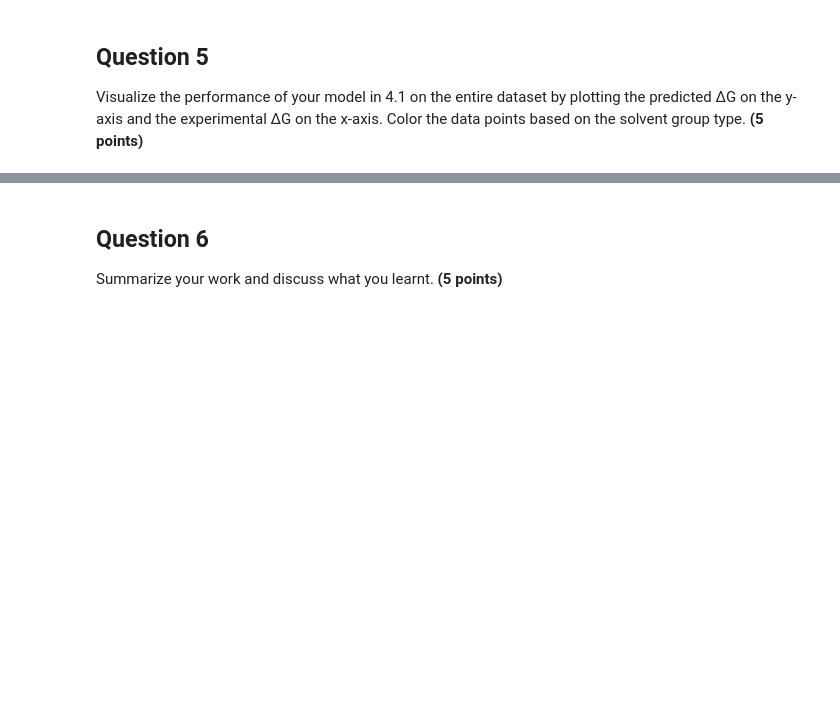
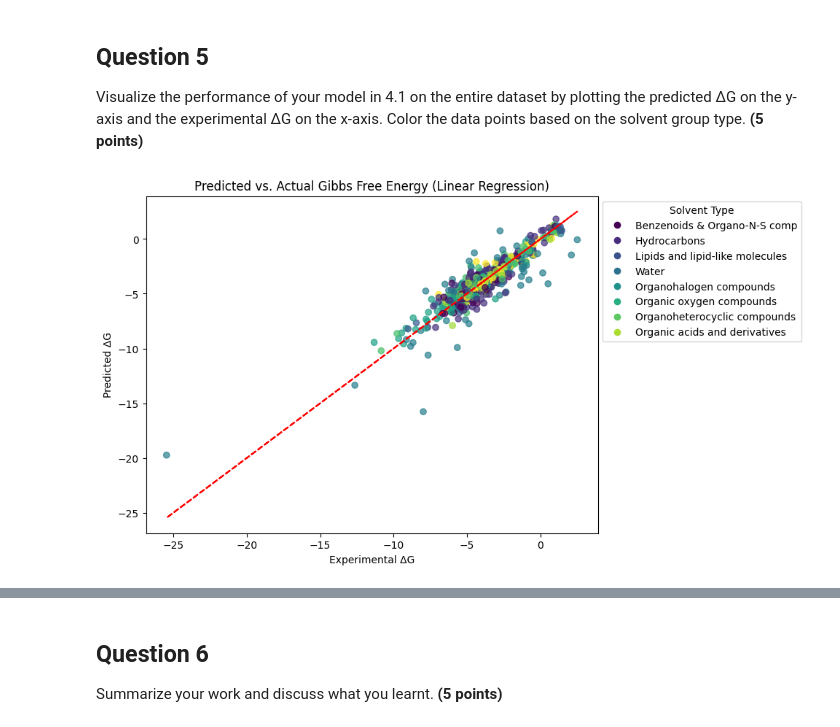
Before and after one commit to serebryany/545_GibbsPredictionModels, a Jupyter notebook: cheme_545_midterm_exam_upload_canvas.ipynb, the cells around one changed output, grey strips where cells are left out. Drawn from its saved outputs; the diff is of its cells as text; code cells hidden in the pictures; blank space fills up the shorter version.

```diff
--- a/cheme_545_midterm_exam_upload_canvas.ipynb
+++ b/cheme_545_midterm_exam_upload_canvas.ipynb
@@ -324,3 +328,47 @@ Standard deviation of MAE: 0.22111121418577118
 # %% [markdown]
 ## **Question 5**
 Visualize the performance of your model in 4.1 on the entire dataset by plotting the predicted ΔG on the y-axis and the experimental ΔG on the x-axis. Color the data points based on the solvent group type. **(5 points)**
+# %%
+import matplotlib.pyplot as plt
+import numpy as np
+
+def plot_Q4_1_results(model):
+    """Plots predicted Gibbs free energy vs actual values with color coding for solvent type."""
+
+    # Get the model name
+    model_name = model_names[model].replace(" ", "_")
+
+    # Run Q4_1 and get predictions
+    y_pred_dict = Q4_1(model)
+    y_pred = y_pred_dict[f"y_pred_{model_name}"]
+
+    # Get solvent types and assign unique colors
+    solvent_types = df.loc[y_test.index, "Solvent_Type"]
+    unique_solvents = solvent_types.unique()
+    color_map = {solvent: i for i, solvent in enumerate(unique_solvents)}
+
+    # Convert solvent types to numerical color labels
+    colors = solvent_types.map(color_map)
+
+    # Create scatter plot
+    plt.figure(figsize=(8, 6))
+    scatter = plt.scatter(y_test, y_pred, c=colors, cmap='viridis', alpha=0.7)
+
+    # Plot y = x line for reference
+    plt.plot(y_test, y_test, color='red', linestyle='--')
+
+    # Labels and title
+    plt.xlabel("Experimental ΔG")
+    plt.ylabel("Predicted ΔG")
+    plt.title(f"Predicted vs. Actual Gibbs Free Energy ({model_names[model]})")
+
+    # Create legend manually
+    handles = [plt.Line2D([0], [0], marker='o', color='w', markerfacecolor=plt.cm.viridis(i / len(unique_solvents)), markersize=8)
+               for i, solvent in enumerate(unique_solvents)]
+    plt.legend(handles, unique_solvents, title="Solvent Type", loc="upper left", bbox_to_anchor=(1, 1))
+
+    plt.show()
+# %%
+plot_Q4_1_results(linear)
+# %% [output]
+[figure, added]
```
Also changed, not shown: parts of 10 cells of this notebook.
